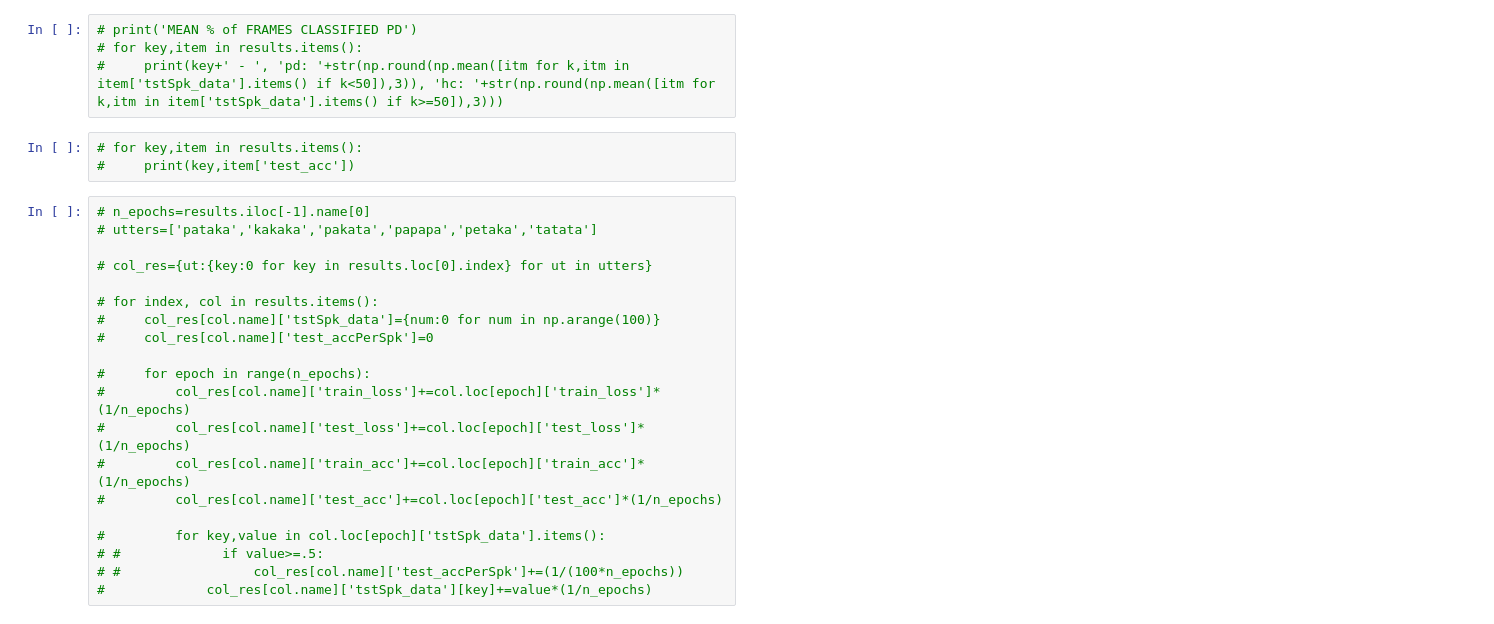
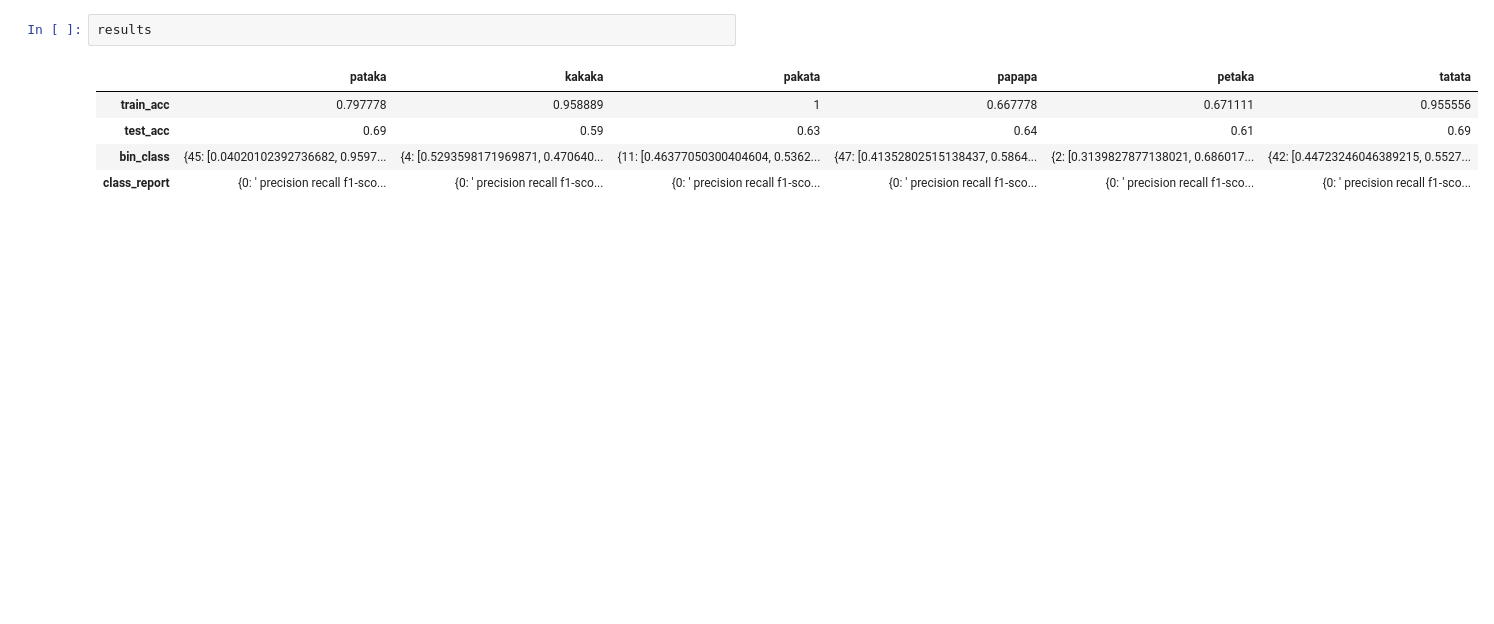
Before and after one commit to gjm311/aeternaSpeech, a Jupyter notebook: code/speechRepAnalysis/view_classRes_svm.ipynb, the cells around one changed output. Cells and saved outputs as stored; diff of their text form; blank space fills up the shorter version.

```diff
--- a/code/speechRepAnalysis/view_classRes_svm.ipynb
+++ b/code/speechRepAnalysis/view_classRes_svm.ipynb
@@ -130,27 +44,8 @@ ax.set_ylim([0,1])
-# %%
-# print('MEAN % of FRAMES CLASSIFIED PD')
-# for key,item in results.items():
-#     print(key+' - ', 'pd: '+str(np.round(np.mean([itm for k,itm in item['tstSpk_data'].items() if k<50]),3)), 'hc: '+str(np.round(np.mean([itm for k,itm in item['tstSpk_data'].items() if k>=50]),3)))
-# %%
-# for key,item in results.items():
-#     print(key,item['test_acc'])
-# %%
-# n_epochs=results.iloc[-1].name[0]
-# utters=['pataka','kakaka','pakata','papapa','petaka','tatata']
-
-# col_res={ut:{key:0 for key in results.loc[0].index} for ut in utters}
-
-# for index, col in results.items():
-#     col_res[col.name]['tstSpk_data']={num:0 for num in np.arange(100)}
-#     col_res[col.name]['test_accPerSpk']=0
-
-#     for epoch in range(n_epochs):
-#         col_res[col.name]['train_loss']+=col.loc[epoch]['train_loss']*(1/n_epochs)
-#         col_res[col.name]['test_loss']+=col.loc[epoch]['test_loss']*(1/n_epochs)
-#         col_res[col.name]['train_acc']+=col.loc[epoch]['train_acc']*(1/n_epochs)
-#         col_res[col.name]['test_acc']+=col.loc[epoch]['test_acc']*(1/n_epochs)
-
-#         for key,value in col.loc[epoch]['tstSpk_data'].items():
-# #             if value>=.5:
-# #                 col_res[col.name]['test_accPerSpk']+=(1/(100*n_epochs))
-#             col_res[col.name]['tstSpk_data'][key]+=value*(1/n_epochs)
+# %%
+results
+# %% [output]
+|  | pataka | kakaka | pakata | papapa | petaka | tatata |
+| train_acc | 0.797778 | 0.958889 | 1 | 0.667778 | 0.671111 | 0.955556 |
+| test_acc | 0.69 | 0.59 | 0.63 | 0.64 | 0.61 | 0.69 |
+| bin_class | {45: [0.04020102392736682, 0.9597... | {4: [0.5293598171969871, 0.470640... | {11: [0.46377050300404604, 0.5362... | {47: [0.41352802515138437, 0.5864... | {2: [0.3139827877138021, 0.686017... | {42: [0.44723246046389215, 0.5527... |
+| class_report | {0: ' precision recall f1-sco... | {0: ' precision recall f1-sco... | {0: ' precision recall f1-sco... | {0: ' precision recall f1-sco... | {0: ' precision recall f1-sco... | {0: ' precision recall f1-sco... |
```
Also changed, not shown: parts of 16 cells of this notebook, 57 other files.
